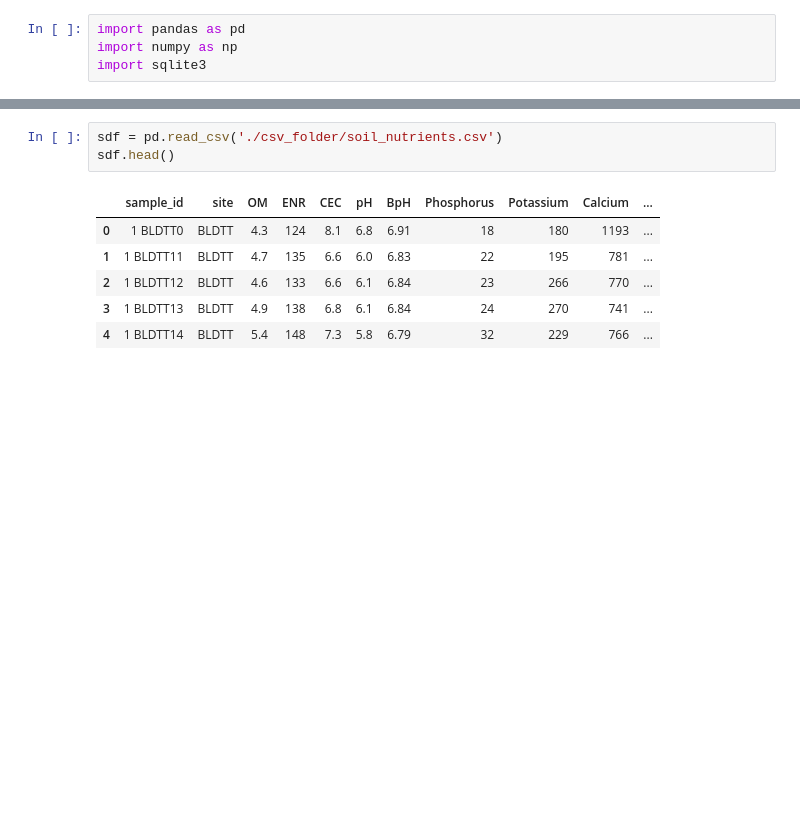
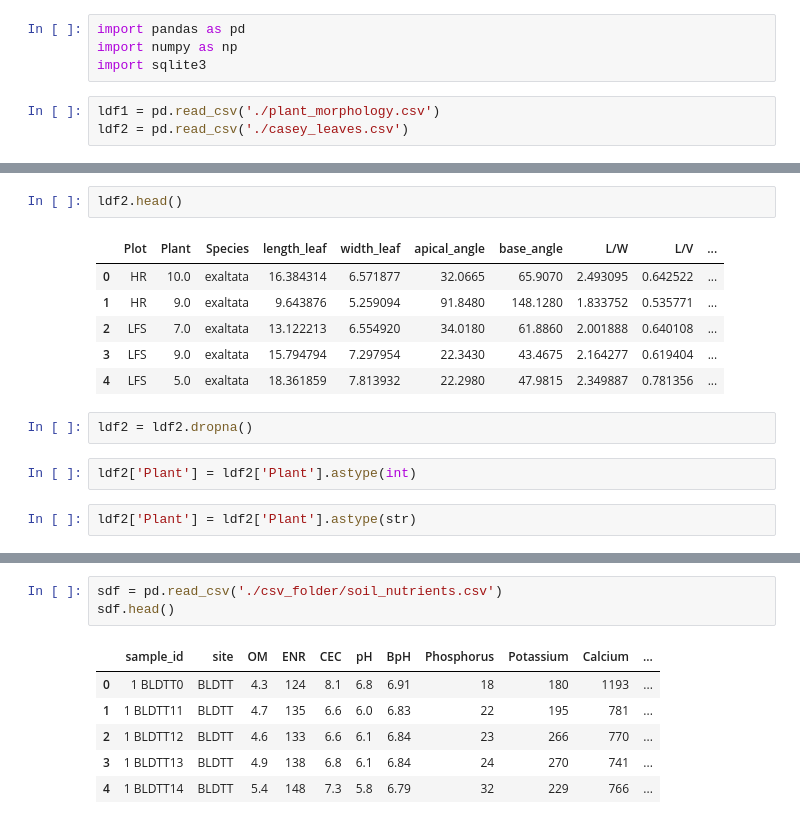
Before and after one commit to chdorgeix1/research_project, a Jupyter notebook: sql_db/csv_folder/data_1nf_processing.ipynb, the cells around one changed output, grey strips where cells are left out. Saved outputs shown, nothing was run; the diff lists cells and outputs as text; blank space fills up the shorter version.

Commit message:
Added additional leaf features to morph csv

```diff
--- a/sql_db/csv_folder/data_1nf_processing.ipynb
+++ b/sql_db/csv_folder/data_1nf_processing.ipynb
@@ -2,3 +2,6 @@
 import pandas as pd
 import numpy as np
 import sqlite3
+# %%
+ldf1 = pd.read_csv('./plant_morphology.csv')
+ldf2 = pd.read_csv('./casey_leaves.csv')
@@ -4,0 +17,15 @@ import sqlite3
+# %%
+ldf2.head()
+# %% [output]
+|  | Plot | Plant | Species | length_leaf | width_leaf | apical_angle | base_angle | L/W | L/V | ... |
+| 0 | HR | 10.0 | exaltata | 16.384314 | 6.571877 | 32.0665 | 65.9070 | 2.493095 | 0.642522 | ... |
+| 1 | HR | 9.0 | exaltata | 9.643876 | 5.259094 | 91.8480 | 148.1280 | 1.833752 | 0.535771 | ... |
+| 2 | LFS | 7.0 | exaltata | 13.122213 | 6.554920 | 34.0180 | 61.8860 | 2.001888 | 0.640108 | ... |
+| 3 | LFS | 9.0 | exaltata | 15.794794 | 7.297954 | 22.3430 | 43.4675 | 2.164277 | 0.619404 | ... |
+| 4 | LFS | 5.0 | exaltata | 18.361859 | 7.813932 | 22.2980 | 47.9815 | 2.349887 | 0.781356 | ... |
+# %%
+ldf2 = ldf2.dropna()
+# %%
+ldf2['Plant'] = ldf2['Plant'].astype(int)
+# %%
+ldf2['Plant'] = ldf2['Plant'].astype(str)
```
Also changed, not shown: parts of 10 cells of this notebook, 1 other file.
